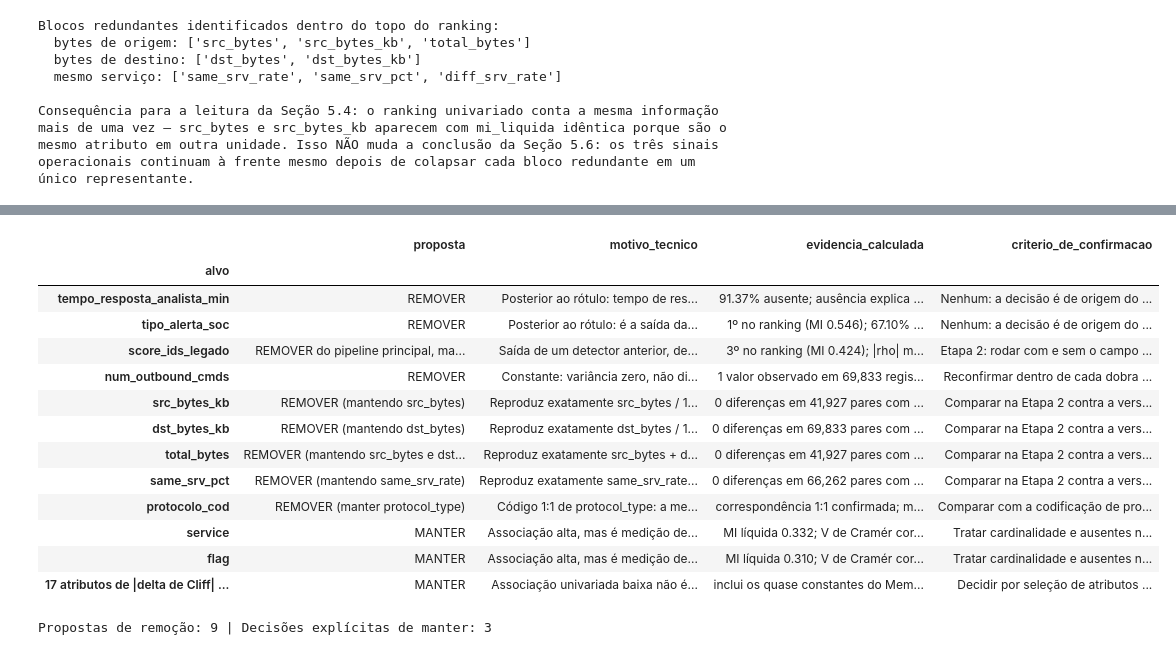
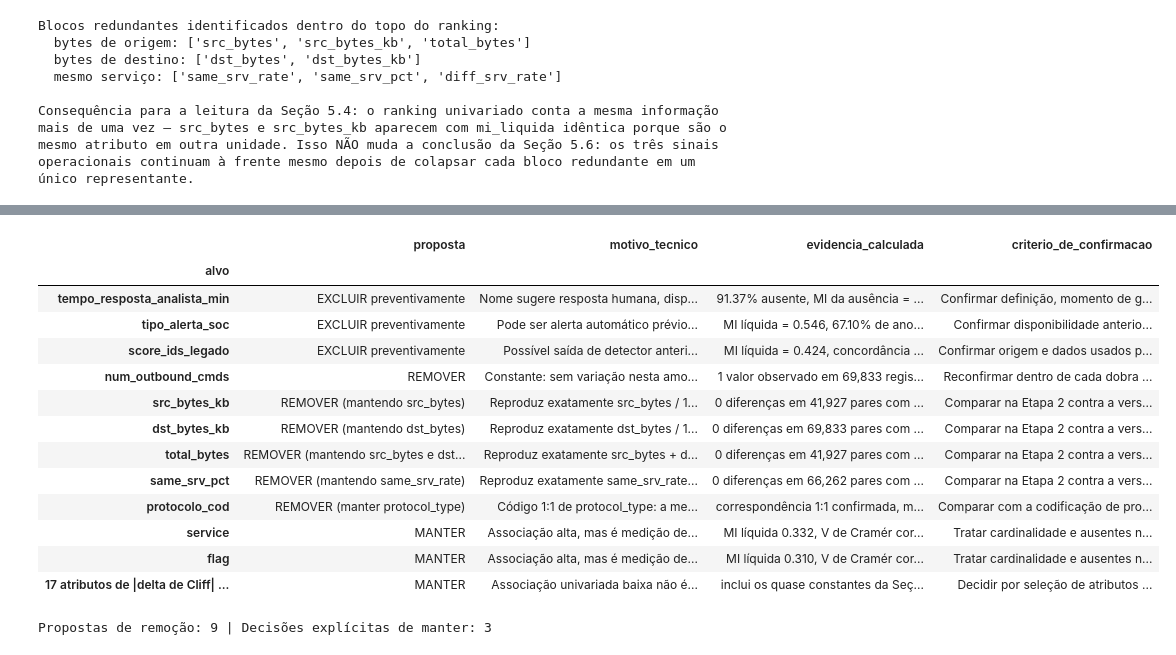
Before and after one commit to matheusmra/tp-ia, a Jupyter notebook: notebooks/01_analise_exploratoria.ipynb, the cells around one changed output, grey strips where cells are left out. Cells and saved outputs as stored; diff of their text form; code cells hidden in the pictures.

```diff
--- a/notebooks/01_analise_exploratoria.ipynb
+++ b/notebooks/01_analise_exploratoria.ipynb
@@ -1391,5 +1421,5 @@ número de faixas. Reportamos as quatro e, no ranking final, usamos a informaç
 # %%
-# 5.1 Ferramentas de medição do Membro 5.
+# 5.1 Ferramentas de medição da Seção 5.
 # Tudo em numpy/pandas puros: nenhuma dependência nova além de unicodedata, da biblioteca
 # padrão, usado na Seção 5.5 para comparar nomes de coluna sem acento e sem caixa.
 import unicodedata
@@ -1398,7 +1428,7 @@ SEMENTE_M5 = 42          # usada apenas nas permutações do piso da informaçã
 N_PERMUTACOES_M5 = 5     # repetições do embaralhamento do rótulo
 N_FAIXAS_M5 = 10         # faixas por quantil na discretização dos numéricos
 
-# Procedência de cada atributo, herdada do diagnóstico do Membro 4.
+# Procedência de cada atributo, herdada do diagnóstico da Seção 4.
 # Separar os grupos é o que permite ler o ranking da Seção 5.4: se os sinais operacionais
 # aparecerem no topo, o problema não é o tráfego, é a origem desses campos.
 COLS_ORIGINAIS_M5 = [c for c in COLS_ATRIBUTOS
@@ -1445,7 +1475,7 @@ def auc_por_postos(valores: pd.Series, alvo: np.ndarray) -> dict:
 def v_de_cramer(categorias: pd.Series, rotulo: pd.Series) -> dict:
     """V de Cramér e sua versão corrigida por viés (Bergsma, 2013), sem scipy.
 
-    Ausentes ficam fora da tabela de contingência; a contagem usada é informada.
+    Ausentes ficam fora da tabela de contingência, a contagem usada é informada.
     A correção importa porque o V cresce artificialmente com a cardinalidade, e
     `service` tem 67 categorias contra 2 de `tipo_alerta_soc`.
     """
@@ -1468,7 +1498,7 @@ def v_de_cramer(categorias: pd.Series, rotulo: pd.Series) -> dict:
 
 
 def codigos_discretos(serie: pd.Series, n_faixas: int = N_FAIXAS_M5) -> np.ndarray:
-    """Converte qualquer atributo em códigos inteiros comparáveis; ausente recebe o código -1.
+    """Converte qualquer atributo em códigos inteiros comparáveis, ausente recebe o código -1.
 
     Numéricos com poucos valores distintos usam os próprios valores. Os demais são
     discretizados pelo **posto percentual médio**, não por `pd.qcut`: nesta base vários
@@ -1476,11 +1506,11 @@ def codigos_discretos(serie: pd.Series, n_faixas: int = N_FAIXAS_M5) -> np.ndarr
     (`same_srv_rate` = 1,0 em 90,3% das linhas), e o `qcut` colapsa todos os cortes
     nesse valor, devolvendo uma única faixa e informação mútua artificialmente nula.
     Com o posto médio, cada grande ponto de massa cai numa faixa própria e a divisão
-    informativa ("é igual ao valor dominante ou não") é preservada; em atributos sem
+    informativa ("é igual ao valor dominante ou não") é preservada, em atributos sem
     empates o resultado é idêntico a decis de frequência igual.
 
     Categóricos usam as categorias normalizadas (sem espaços nas bordas e em caixa
-    baixa), como o Membro 3 recomendou. Tratar o ausente como uma faixa própria é
+    baixa), como a Seção 3 recomendou. Tratar o ausente como uma faixa própria é
     deliberado: é o que permite a um atributo com 91% de ausência entrar no ranking.
     """
     if pd.api.types.is_numeric_dtype(serie):
@@ -1497,7 +1527,7 @@ def codigos_discretos(serie: pd.Series, n_faixas: int = N_FAIXAS_M5) -> np.ndarr
 
 
 def mi_normalizada(codigos: np.ndarray, alvo: np.ndarray) -> float:
-    """MI(X;class)/H(class): fração da entropia do alvo explicada pelos códigos de X."""
+    """MI(X, class)/H(class): fração da entropia do alvo explicada pelos códigos de X."""
     deslocados = codigos - codigos.min()
     tabela = np.zeros((int(deslocados.max()) + 1, 2), dtype=np.int64)
     np.add.at(tabela, (deslocados, alvo.astype(int)), 1)
@@ -1667,7 +1697,7 @@ A correção de viés praticamente não altera os valores: com n = 69.833, o ter
 # Taxa de anomaly por categoria, com os ausentes como linha própria, para separar
 # "a categoria carrega sinal" de "a ausência carrega sinal".
 def taxa_por_categoria(atributo: str, minimo: int = 100) -> pd.DataFrame:
-    """Taxa de anomaly por categoria; categorias com menos de `minimo` registros viram 'outras'."""
+    """Taxa de anomaly por categoria, categorias com menos de `minimo` registros viram 'outras'."""
     chave = cat_norm_m5[atributo].fillna("(ausente)")
     frequentes = chave.value_counts()
     chave = chave.where(chave.map(frequentes) >= minimo, "(outras, < 100 registros)")
@@ -2233,7 +2263,7 @@ A referência de leitura é o F1-macro do classificador trivial da Seção 2.3 (
 def melhor_limiar_unico(valores: pd.Series, real: np.ndarray, n_cortes: int = 201) -> dict:
     """Varre limiares nos quantis do atributo e devolve o de maior F1-macro.
 
-    Ausentes são sempre previstos como 'normal' (a regra não pode usar o que não existe).
+    Ausentes são previstos como 'normal' por convenção, a presença é avaliada separadamente.
     Testa as duas direções, porque em vários atributos é o valor BAIXO que indica anomaly.
     """
     observado = valores.notna().to_numpy()
@@ -2251,7 +2281,7 @@ def melhor_limiar_unico(valores: pd.Series, real: np.ndarray, n_cortes: int = 20
     return melhor
 
 
-# Candidatos: os três operacionais numéricos e os cinco melhores atributos de tráfego do ranking.
+# Candidatos numéricos: score, tempo e os cinco numéricos de tráfego mais associados no ranking.
 melhores_trafego_m5 = (assoc_geral_m5[(assoc_geral_m5["grupo"] == "Tráfego original")
                        & assoc_geral_m5.index.isin(COLS_NUMERICAS)].head(5).index.tolist())
 linhas_regra = []
@@ -2561,33 +2551,27 @@ def registrar(alvo, proposta, motivo, evidencia, criterio):
     propostas_m5.append({"alvo": alvo, "proposta": proposta, "motivo_tecnico": motivo,
                          "evidencia_calculada": evidencia, "criterio_de_confirmacao": criterio})
 
-# (1) Sinais operacionais: posterioridade ao rótulo.
-registrar("tempo_resposta_analista_min", "REMOVER",
-          "Posterior ao rótulo: tempo de resposta só existe depois de a triagem tratar o evento",
-          f"{100 * df_train['tempo_resposta_analista_min'].isna().mean():.2f}% ausente; "
-          f"ausência explica {assoc_geral_m5.loc['tempo_resposta_analista_min', 'mi_ausencia']:.3f} "
-          f"da entropia do alvo; só a presença dá F1-macro "
-          f"{regras_m5.loc[('tempo_resposta_analista_min', 'campo preenchido -> anomaly'), 'f1_macro']:.4f}",
-          "Nenhum: a decisão é de origem do dado, não de desempenho")
-registrar("tipo_alerta_soc", "REMOVER",
-          "Posterior ao rótulo: é a saída da triagem do SOC, não uma medição da conexão",
-          f"1º no ranking (MI {assoc_geral_m5.loc['tipo_alerta_soc', 'mi_liquida']:.3f}); "
-          f"{taxa_alerta_m5.loc['alerta', 'pct_anomaly']:.2f}% de anomaly em 'alerta' contra "
-          f"{taxa_alerta_m5.loc['ok', 'pct_anomaly']:.2f}% em 'ok'",
-          "Nenhum: a decisão é de origem do dado, não de desempenho")
-registrar("score_ids_legado", "REMOVER do pipeline principal, manter experimento separado",
-          "Saída de um detector anterior, de disponibilidade não documentada; empilhar modelos",
-          f"3º no ranking (MI {assoc_geral_m5.loc['score_ids_legado', 'mi_liquida']:.3f}); "
-          f"|rho| máximo contra tráfego = "
-          f"{corr_score_m5[GRUPO_M5.reindex(corr_score_m5.index) == 'Tráfego original'].abs().max():.3f}; "
-          f"reproduz tipo_alerta_soc em {melhor_conc_m5:.2f}% das linhas",
-          "Etapa 2: rodar com e sem o campo e relatar as duas colunas de resultado")
+# (1) Sinais operacionais: recomendação preventiva, condicionada à confirmação de procedência.
+registrar("tempo_resposta_analista_min", "EXCLUIR preventivamente",
+          "Nome sugere resposta humana, disponibilidade no instante da predição não documentada",
+          f"{100 * df_train['tempo_resposta_analista_min'].isna().mean():.2f}% ausente, "
+          f"MI da ausência = {assoc_geral_m5.loc['tempo_resposta_analista_min', 'mi_ausencia']:.3f}",
+          "Confirmar definição, momento de geração e possível uso do rótulo com a professora")
+registrar("tipo_alerta_soc", "EXCLUIR preventivamente",
+          "Pode ser alerta automático prévio ou classificação posterior, origem não confirmada",
+          f"MI líquida = {assoc_geral_m5.loc['tipo_alerta_soc', 'mi_liquida']:.3f}, "
+          f"{taxa_alerta_m5.loc['alerta', 'pct_anomaly']:.2f}% de anomaly em alerta",
+          "Confirmar disponibilidade anterior à predição e geração sem uso indevido do rótulo verdadeiro")
+registrar("score_ids_legado", "EXCLUIR preventivamente",
+          "Possível saída de detector anterior, com geração e disponibilidade não documentadas",
+          f"MI líquida = {assoc_geral_m5.loc['score_ids_legado', 'mi_liquida']:.3f}, "
+          f"concordância máxima com o alerta = {melhor_conc_m5:.2f}%",
+          "Confirmar origem e dados usados pelo IDS, comparar com/sem apenas como sensibilidade")
 
 # (2) Constantes: sem variância, não separam nada.
 for coluna in constantes_m4:
-    registrar(coluna, "REMOVER", "Constante: variância zero, não distingue classes e quebra "
-              "normalizações",
-              f"1 valor observado em {n_treino_m4:,} registros; "
+    registrar(coluna, "REMOVER", "Constante: sem variação nesta amostra, não distingue as classes",
+              f"1 valor observado em {n_treino_m4:,} registros, "
               f"mi_liquida = {assoc_geral_m5.loc[coluna, 'mi_liquida']:.4f}",
               "Reconfirmar dentro de cada dobra antes de remover")
 
@@ -2601,49 +2585,49 @@ for derivado, linha in relacoes_m4.iterrows():
     mis = ", ".join(f"{o} {assoc_geral_m5.loc[o, 'mi_liquida']:.3f}" for o in originais)
     registrar(derivado, f"REMOVER (mantendo {' e '.join(originais)})",
               f"Reproduz exatamente {formula}: não acrescenta informação aos originais",
               f"{int(linha['n_diferentes'])} diferenças em {int(linha['ambos_presentes']):,} pares "
-              f"com {linha['original']}; mi_liquida do derivado "
+              f"com {linha['original']}, mi_liquida do derivado "
               f"{assoc_geral_m5.loc[derivado, 'mi_liquida']:.3f} contra {mis}",
               "Comparar na Etapa 2 contra a versão que mantém os dois")
 if um_para_um_m4:
     registrar("protocolo_cod", "REMOVER (manter protocol_type)",
               "Código 1:1 de protocol_type: a mesma informação em outra representação",
-              f"correspondência 1:1 confirmada; mi_liquida idêntica "
+              f"correspondência 1:1 confirmada, mi_liquida idêntica "
               f"({assoc_geral_m5.loc['protocolo_cod', 'mi_liquida']:.4f} contra "
               f"{assoc_geral_m5.loc['protocol_type', 'mi_liquida']:.4f})",
               "Comparar com a codificação de protocol_type escolhida na Etapa 2")
 
 # (4) Atributos de associação alta que PERMANECEM: registrar a decisão de não remover.
 for coluna in ["service", "flag"]:
     registrar(coluna, "MANTER",
               "Associação alta, mas é medição de tráfego disponível no instante da conexão",
-              f"MI líquida {assoc_geral_m5.loc[coluna, 'mi_liquida']:.3f}; "
+              f"MI líquida {assoc_geral_m5.loc[coluna, 'mi_liquida']:.3f}, "
               f"V de Cramér corrigido {assoc_cat_m5.loc[coluna, 'v_cramer_corrigido']:.3f}",
               "Tratar cardinalidade e ausentes na codificação (Etapa 2), sem remover")
 registrar(f"{len(fracos_m5)} atributos de |delta de Cliff| < 0,05", "MANTER",
           "Associação univariada baixa não é evidência de inutilidade (limitação 1 da Seção 5.1)",
-          "inclui os quase constantes do Membro 4, em que o sinal está em dezenas de registros",
+          "inclui os quase constantes da Seção 4, em que o sinal está em dezenas de registros",
           "Decidir por seleção de atributos dentro das dobras, na Etapa 2")
 
 propostas_m5 = pd.DataFrame(propostas_m5).set_index("alvo")
 with pd.option_context("display.max_colwidth", 95):
     display(propostas_m5)
-print(f"Propostas de remoção: {int((propostas_m5['proposta'].str.startswith('REMOVER')).sum())} "
+print(f"Propostas de remoção: {int((propostas_m5['proposta'].str.startswith(('REMOVER', 'EXCLUIR'))).sum())} "
       f"| Decisões explícitas de manter: {int((propostas_m5['proposta'] == 'MANTER').sum())}")
 # %% [output]
 |  | proposta | motivo_tecnico | evidencia_calculada | criterio_de_confirmacao |
 | alvo |  |  |  |  |
-| tempo_resposta_analista_min | REMOVER | Posterior ao rótulo: tempo de res... | 91.37% ausente; ausência explica ... | Nenhum: a decisão é de origem do ... |
-| tipo_alerta_soc | REMOVER | Posterior ao rótulo: é a saída da... | 1º no ranking (MI 0.546); 67.10% ... | Nenhum: a decisão é de origem do ... |
-| score_ids_legado | REMOVER do pipeline principal, ma... | Saída de um detector anterior, de... | 3º no ranking (MI 0.424); |rho| m... | Etapa 2: rodar com e sem o campo ... |
-| num_outbound_cmds | REMOVER | Constante: variância zero, não di... | 1 valor observado em 69,833 regis... | Reconfirmar dentro de cada dobra ... |
+| tempo_resposta_analista_min | EXCLUIR preventivamente | Nome sugere resposta humana, disp... | 91.37% ausente, MI da ausência = ... | Confirmar definição, momento de g... |
+| tipo_alerta_soc | EXCLUIR preventivamente | Pode ser alerta automático prévio... | MI líquida = 0.546, 67.10% de ano... | Confirmar disponibilidade anterio... |
+| score_ids_legado | EXCLUIR preventivamente | Possível saída de detector anteri... | MI líquida = 0.424, concordância ... | Confirmar origem e dados usados p... |
+| num_outbound_cmds | REMOVER | Constante: sem variação nesta amo... | 1 valor observado em 69,833 regis... | Reconfirmar dentro de cada dobra ... |
 | src_bytes_kb | REMOVER (mantendo src_bytes) | Reproduz exatamente src_bytes / 1... | 0 diferenças em 41,927 pares com ... | Comparar na Etapa 2 contra a vers... |
 | dst_bytes_kb | REMOVER (mantendo dst_bytes) | Reproduz exatamente dst_bytes / 1... | 0 diferenças em 69,833 pares com ... | Comparar na Etapa 2 contra a vers... |
 | total_bytes | REMOVER (mantendo src_bytes e dst... | Reproduz exatamente src_bytes + d... | 0 diferenças em 41,927 pares com ... | Comparar na Etapa 2 contra a vers... |
 | same_srv_pct | REMOVER (mantendo same_srv_rate) | Reproduz exatamente same_srv_rate... | 0 diferenças em 66,262 pares com ... | Comparar na Etapa 2 contra a vers... |
-| protocolo_cod | REMOVER (manter protocol_type) | Código 1:1 de protocol_type: a me... | correspondência 1:1 confirmada; m... | Comparar com a codificação de pro... |
-| service | MANTER | Associação alta, mas é medição de... | MI líquida 0.332; V de Cramér cor... | Tratar cardinalidade e ausentes n... |
-| flag | MANTER | Associação alta, mas é medição de... | MI líquida 0.310; V de Cramér cor... | Tratar cardinalidade e ausentes n... |
-| 17 atributos de |delta de Cliff| ... | MANTER | Associação univariada baixa não é... | inclui os quase constantes do Mem... | Decidir por seleção de atributos ... |
+| protocolo_cod | REMOVER (manter protocol_type) | Código 1:1 de protocol_type: a me... | correspondência 1:1 confirmada, m... | Comparar com a codificação de pro... |
+| service | MANTER | Associação alta, mas é medição de... | MI líquida 0.332, V de Cramér cor... | Tratar cardinalidade e ausentes n... |
+| flag | MANTER | Associação alta, mas é medição de... | MI líquida 0.310, V de Cramér cor... | Tratar cardinalidade e ausentes n... |
+| 17 atributos de |delta de Cliff| ... | MANTER | Associação univariada baixa não é... | inclui os quase constantes da Seç... | Decidir por seleção de atributos ... |
 Propostas de remoção: 9 | Decisões explícitas de manter: 3
 # %% [markdown]
```
Also changed, not shown: parts of 56 cells of this notebook, 1 other file.
